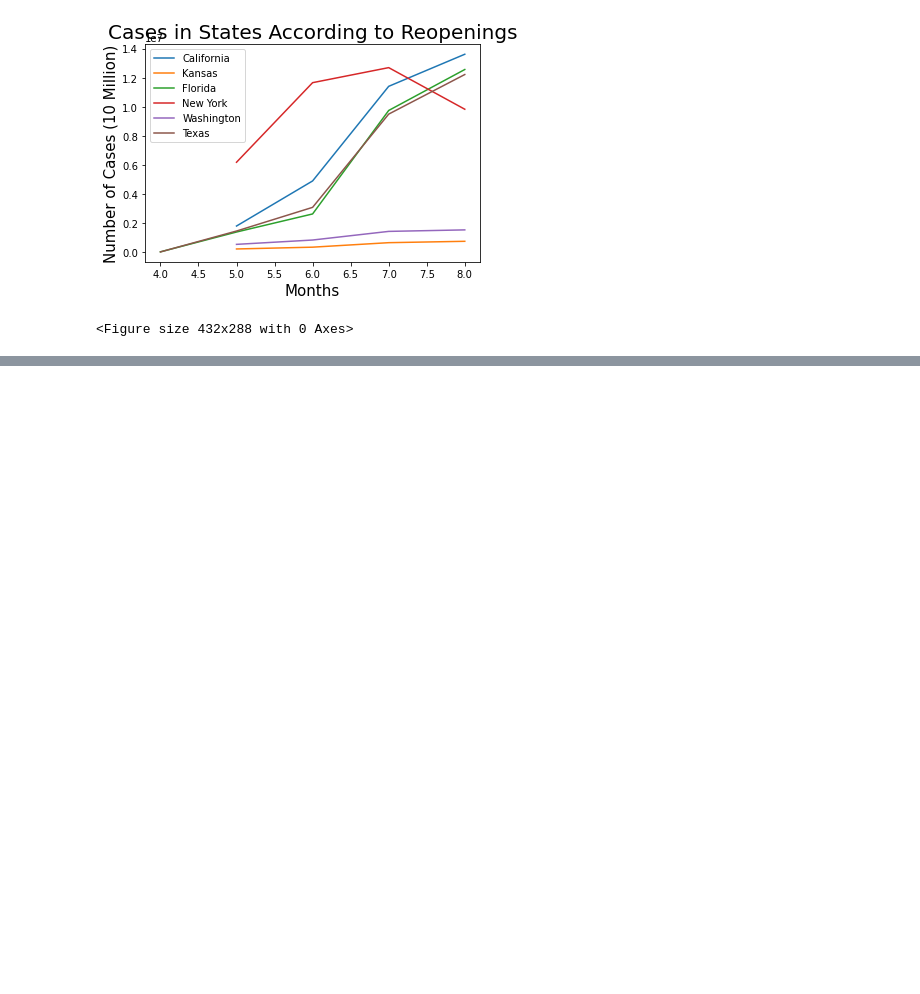
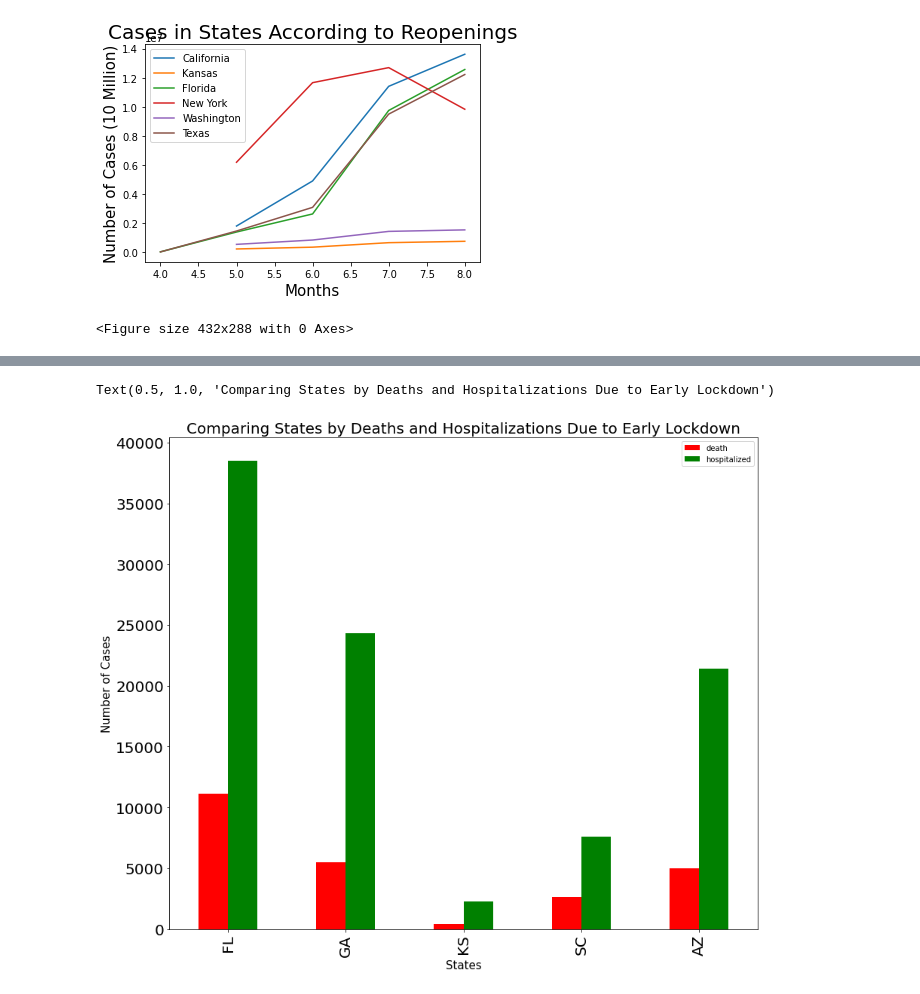
Before and after one commit to jamisonunruh24/Project-1, a Jupyter notebook: Project_Working_Data.ipynb, the cells around one changed output, grey strips where cells are left out. Saved outputs shown, nothing was run; the diff lists cells and outputs as text; code cells hidden in the pictures; blank space fills up the shorter version.

```diff
--- a/Project_Working_Data.ipynb
+++ b/Project_Working_Data.ipynb
@@ -245,0 +269,9 @@ plt.tight_layout()
+# %%
+my_colors = "rgbkymc"
+plot_pandas = states_late_lock.plot.bar(figsize=(14,12),color= my_colors ,fontsize=20)
+plt.xlabel("States", fontsize = 15)
+plt.ylabel("Number of Cases", fontsize = 15)
+plt.title("Comparing States by Deaths and Hospitalizations Due to Early Lockdown", fontsize=20)
+# %% [output]
+Text(0.5, 1.0, 'Comparing States by Deaths and Hospitalizations Due to Early Lockdown')
+[figure, added]
```
Also changed, not shown: parts of 2 cells of this notebook.
